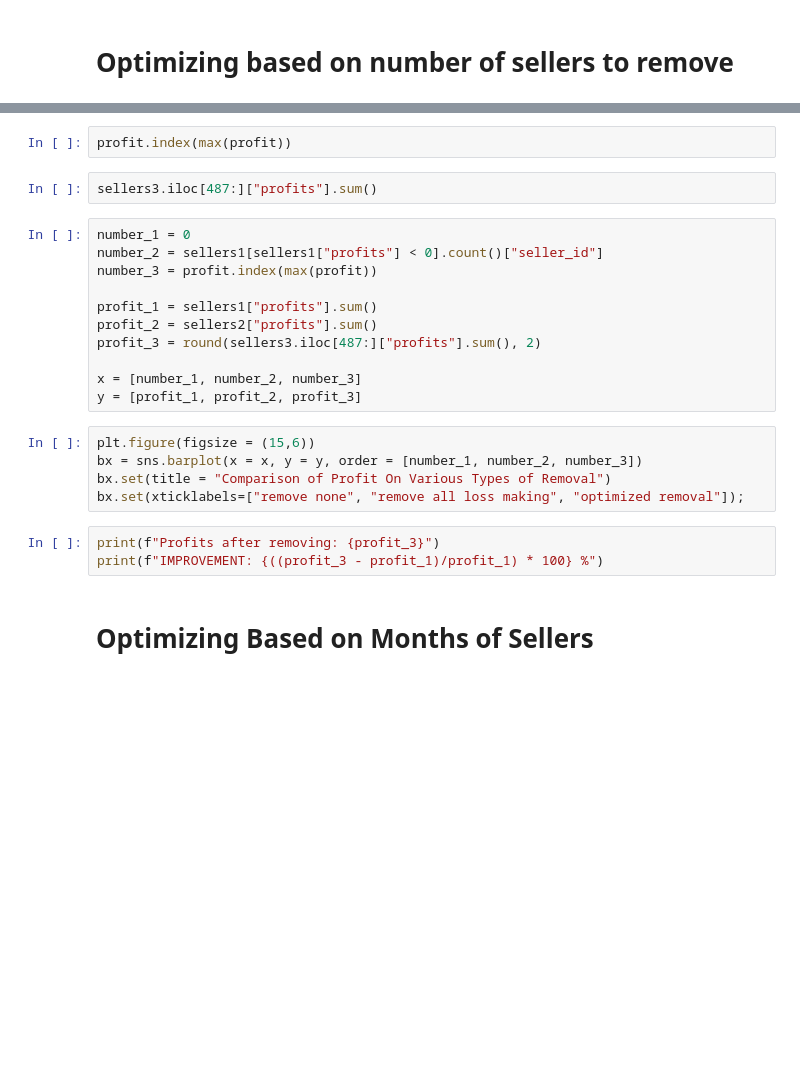
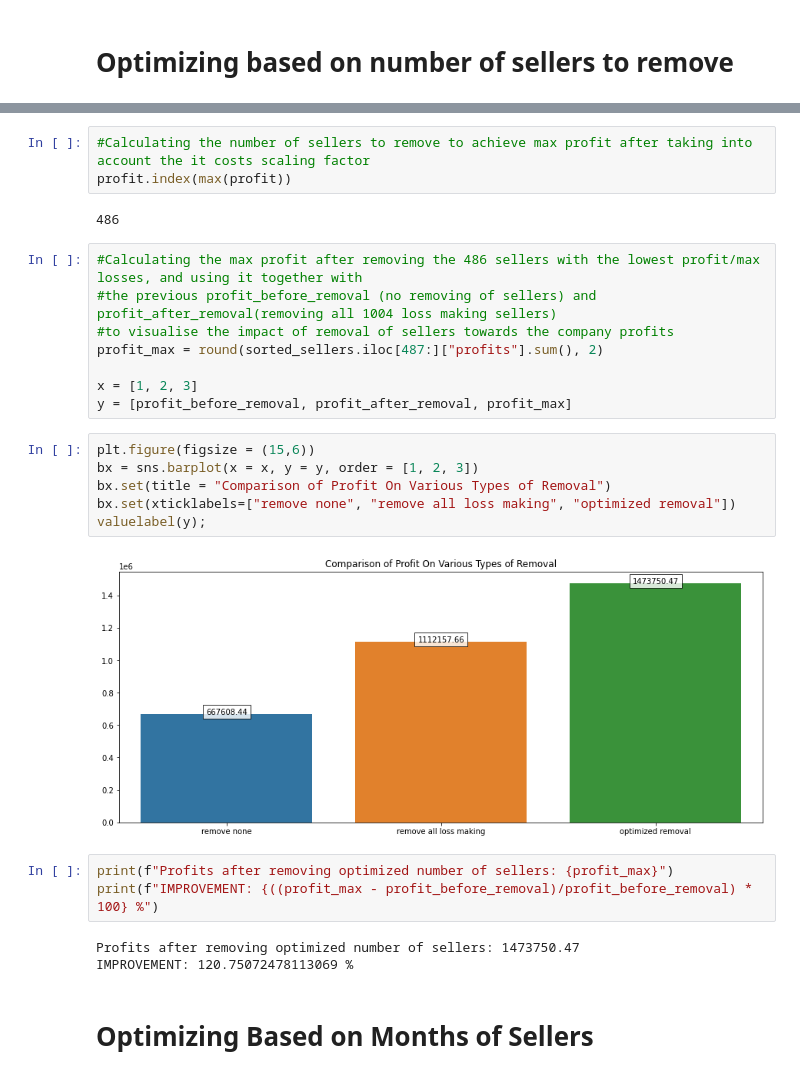
Before and after one commit to chongxe1991/olist_data_analysis, a Jupyter notebook: ceo_request.ipynb, the cells around one changed output, grey strips where cells are left out. Cells and saved outputs as stored; diff of their text form; blank space fills up the shorter version.

```diff
--- a/ceo_request.ipynb
+++ b/ceo_request.ipynb
@@ -214,26 +214,30 @@ print(f"Number of sellers to remove: {profit.index(max(profit))}")
-# %%
-profit.index(max(profit))
-# %%
-sellers3.iloc[487:]["profits"].sum()
-# %%
-number_1 = 0
-number_2 = sellers1[sellers1["profits"] < 0].count()["seller_id"]
-number_3 = profit.index(max(profit))
-
-profit_1 = sellers1["profits"].sum()
-profit_2 = sellers2["profits"].sum()
-profit_3 = round(sellers3.iloc[487:]["profits"].sum(), 2)
-
-x = [number_1, number_2, number_3]
-y = [profit_1, profit_2, profit_3]
+# %%
+#Calculating the number of sellers to remove to achieve max profit after taking into account the it costs scaling factor
+profit.index(max(profit))
+# %% [output]
+486
+# %%
+#Calculating the max profit after removing the 486 sellers with the lowest profit/max losses, and using it together with
+#the previous profit_before_removal (no removing of sellers) and profit_after_removal(removing all 1004 loss making sellers)
+#to visualise the impact of removal of sellers towards the company profits
+profit_max = round(sorted_sellers.iloc[487:]["profits"].sum(), 2)
+
+x = [1, 2, 3]
+y = [profit_before_removal, profit_after_removal, profit_max]
 # %%
 plt.figure(figsize = (15,6))
-bx = sns.barplot(x = x, y = y, order = [number_1, number_2, number_3])
+bx = sns.barplot(x = x, y = y, order = [1, 2, 3])
 bx.set(title = "Comparison of Profit On Various Types of Removal")
-bx.set(xticklabels=["remove none", "remove all loss making", "optimized removal"]);
+bx.set(xticklabels=["remove none", "remove all loss making", "optimized removal"])
+valuelabel(y);
+# %% [output]
+[figure, added]
 # %%
-print(f"Profits after removing: {profit_3}")
-print(f"IMPROVEMENT: {((profit_3 - profit_1)/profit_1) * 100} %")
+print(f"Profits after removing optimized number of sellers: {profit_max}")
+print(f"IMPROVEMENT: {((profit_max - profit_before_removal)/profit_before_removal) * 100} %")
+# %% [output]
+Profits after removing optimized number of sellers: 1473750.47
+IMPROVEMENT: 120.75072478113069 %
 # %% [markdown]
 # Optimizing Based on Months of Sellers
 # %%
```
Also changed, not shown: parts of 12 cells of this notebook.
